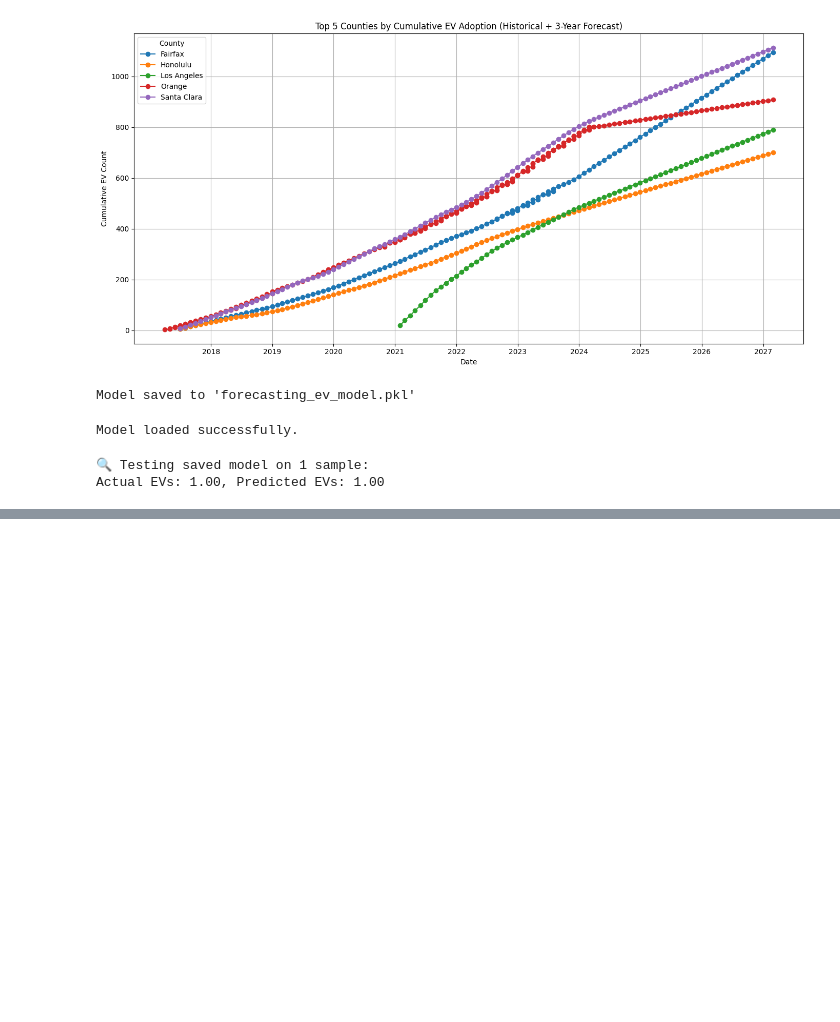
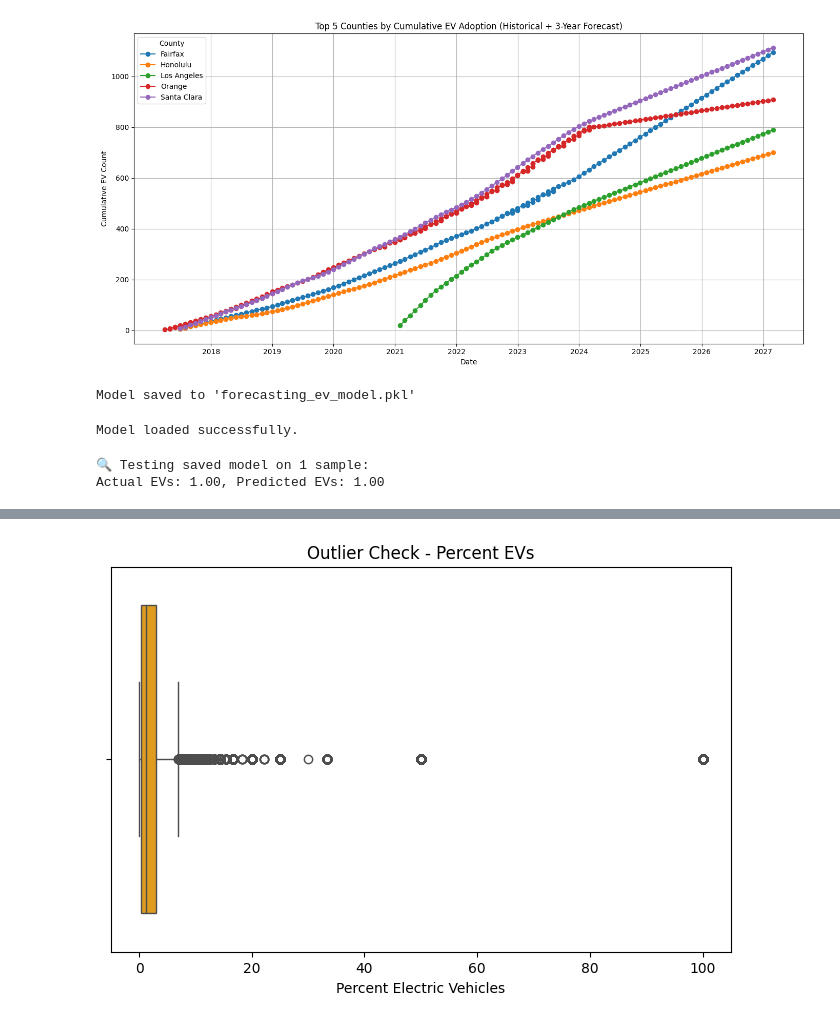
Before and after one commit to Matamsathwik/EV-Vehicle-Charging-Demand-Prediction, a Jupyter notebook: EV_Vehicle.ipynb, the cells around one changed output, grey strips where cells are left out. Saved outputs shown, nothing was run; the diff lists cells and outputs as text; code cells hidden in the pictures; blank space fills up the shorter version.

```diff
--- a/EV_Vehicle.ipynb
+++ b/EV_Vehicle.ipynb
@@ -659,0 +669,8 @@ Actual EVs: 1.00, Predicted EVs: 1.00
+# %%
+# Boxplot to check for outliers in 'Percent Electric Vehicles'
+plt.figure(figsize=(8, 5))
+sns.boxplot(x=df['Percent Electric Vehicles'], color='orange')
+plt.title("Outlier Check - Percent EVs")
+plt.show()
+# %% [output]
+[figure, added]
```
Also changed, not shown: parts of 2 cells of this notebook.
